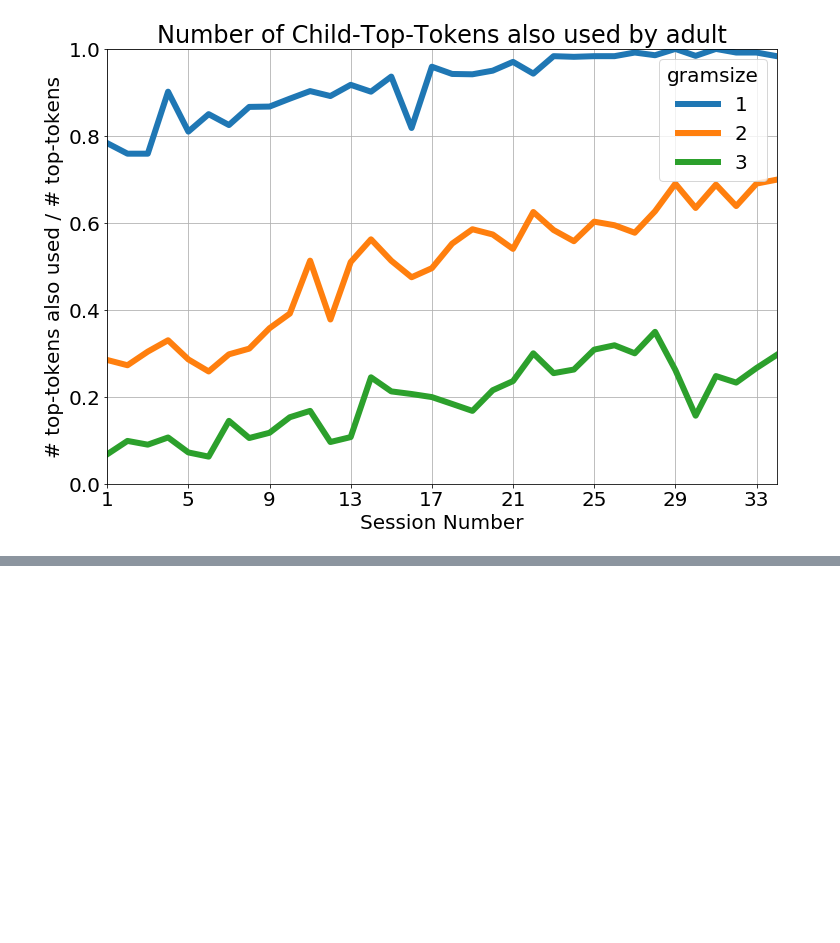
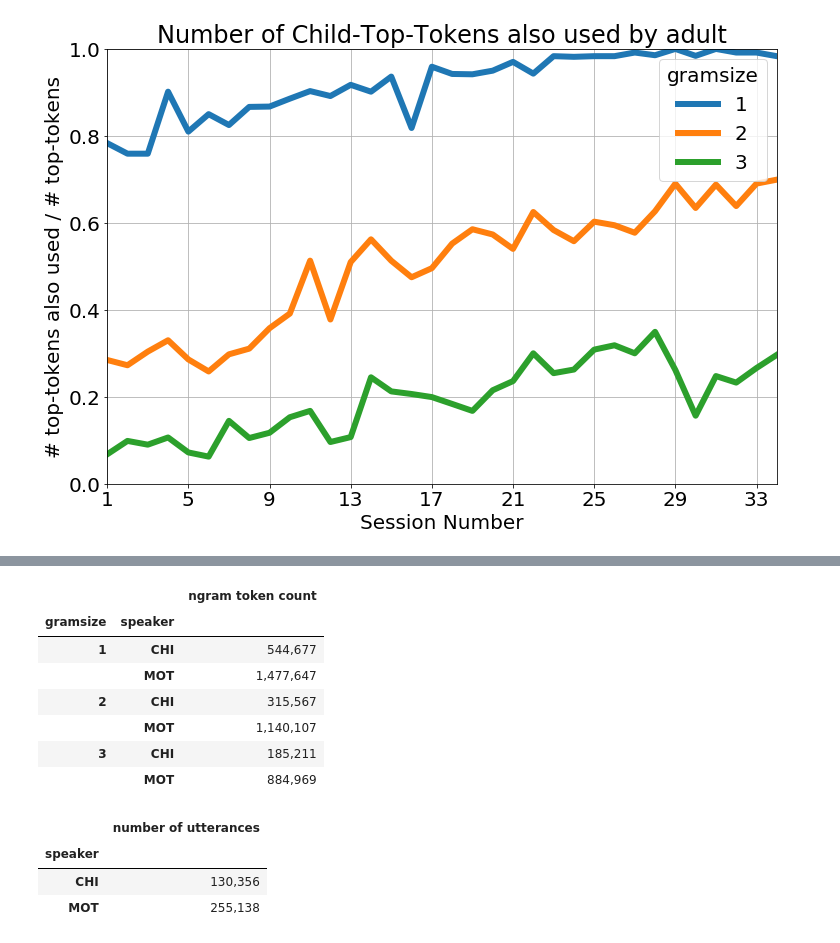
Before and after one commit to pfeyz/formulae-project, a Jupyter notebook: Top Types.ipynb, the cells around one changed output, grey strips where cells are left out. Cells and saved outputs as stored; diff of their text form; code cells hidden in the pictures; blank space fills up the shorter version.

```diff
--- a/Top Types.ipynb
+++ b/Top Types.ipynb
@@ -286,3 +350,33 @@ vvv_format(title="Number of Child-Top-Tokens also used by adult", legend=False,
+# %%
+def commize(num):
+    """ Format a number with commas as thousands separators """
+    return"{:,}".format(num)
+# %%
+grams.groupby(['gramsize', 'speaker']).size().pipe(pd.DataFrame).rename(columns={
+    0: 'ngram token count'
+}).applymap(commize)
+# %% [output]
+|  |  | ngram token count |
+| gramsize | speaker |  |
+| 1 | CHI | 544,677 |
+|  | MOT | 1,477,647 |
+| 2 | CHI | 315,567 |
+|  | MOT | 1,140,107 |
+| 3 | CHI | 185,211 |
+|  | MOT | 884,969 |
+# %%
+(
+    bigrams
+    .groupby(['filename', 'speaker'])
+    .uid
+    .apply(lambda x: x.nunique())
+    .sum(level='speaker')
+).pipe(pd.DataFrame).rename(columns={'uid':' number of utterances'}).applymap(commize)
+# %% [output]
+|  | number of utterances |
+| speaker |  |
+| CHI | 130,356 |
+| MOT | 255,138 |
 # %%
 def uniques(df):
     chi = df[df.speaker.eq('CHI')].ngram.value_counts()
```
Also changed, not shown: parts of 18 cells of this notebook.
